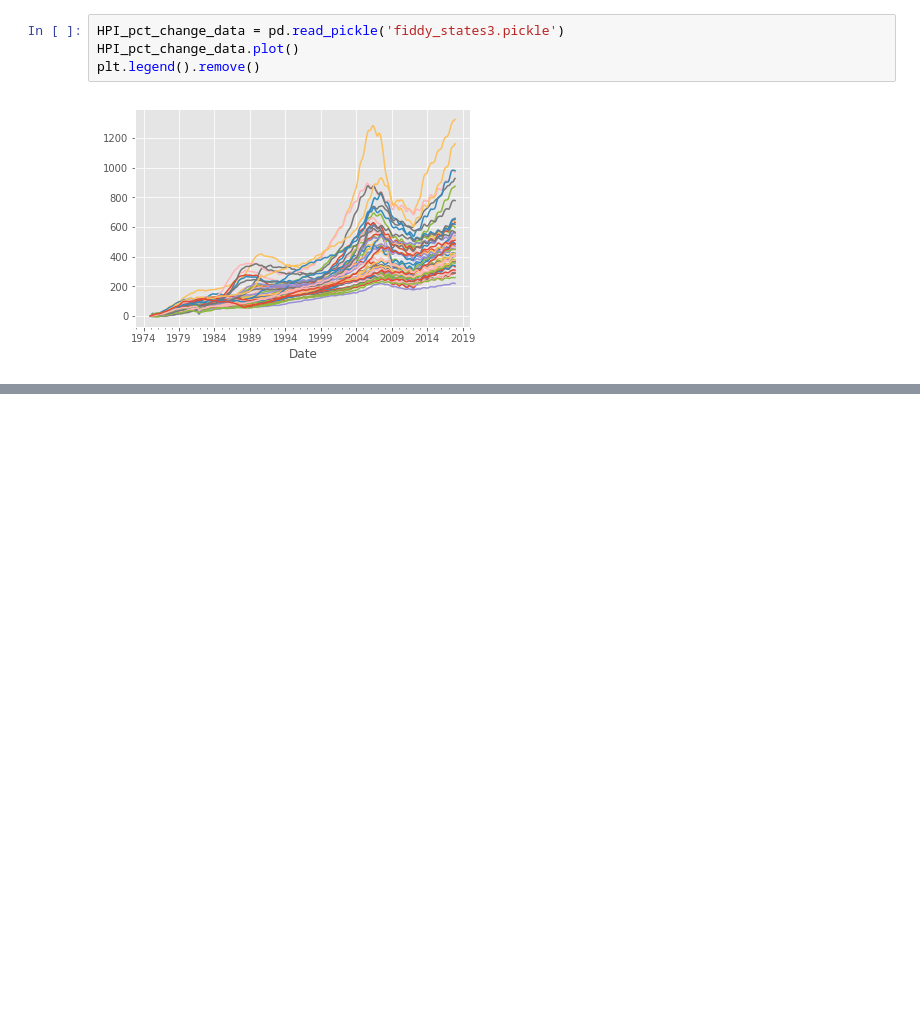
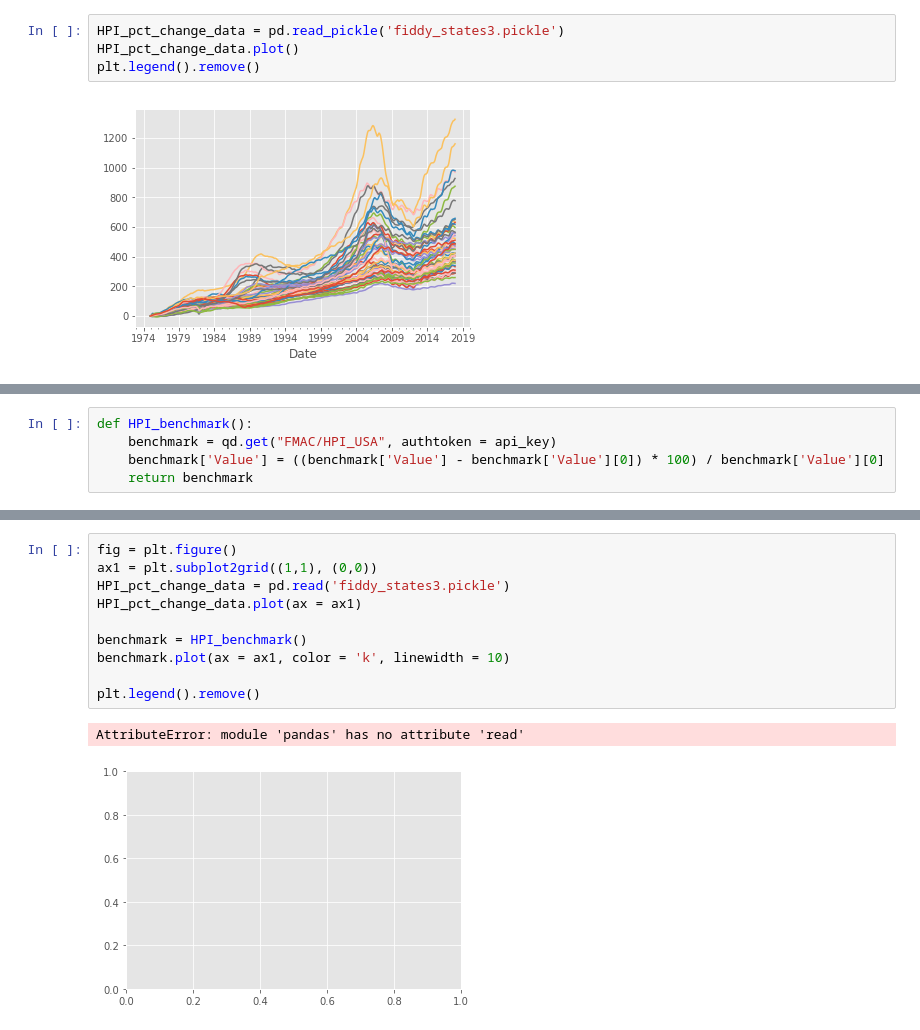
Before and after one commit to anurag19997/Sentdex-Practice, a Jupyter notebook: Building dataset.ipynb, the cells around one changed output, grey strips where cells are left out. Cells and saved outputs as stored; diff of their text form; blank space fills up the shorter version.

Commit message:
used USA HPI as benchmark

```diff
--- a/Building dataset.ipynb
+++ b/Building dataset.ipynb
@@ -62,0 +65,5 @@ plt.legend().remove()
+# %%
+def HPI_benchmark():
+    benchmark = qd.get("FMAC/HPI_USA", authtoken = api_key)
+    benchmark['Value'] = ((benchmark['Value'] - benchmark['Value'][0]) * 100) / benchmark['Value'][0]
+    return benchmark
@@ -62,0 +86,13 @@ plt.legend().remove()
+# %%
+fig = plt.figure()
+ax1 = plt.subplot2grid((1,1), (0,0))
+HPI_pct_change_data = pd.read('fiddy_states3.pickle')
+HPI_pct_change_data.plot(ax = ax1)
+
+benchmark = HPI_benchmark()
+benchmark.plot(ax = ax1, color = 'k', linewidth = 10)
+
+plt.legend().remove()
+# %% [output]
+AttributeError: module 'pandas' has no attribute 'read'
+[figure, added]
```
Also changed, not shown: parts of 2 cells of this notebook.
